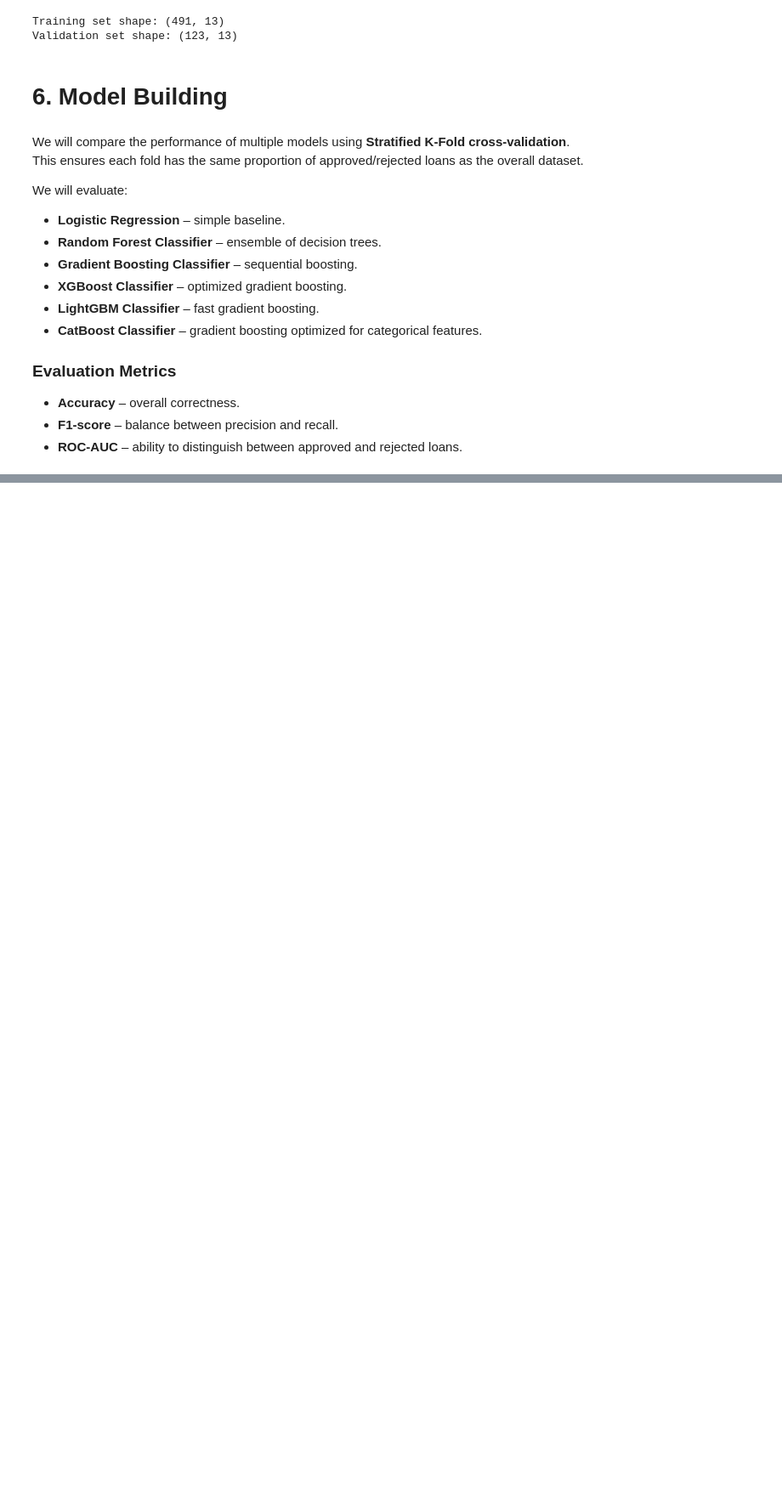
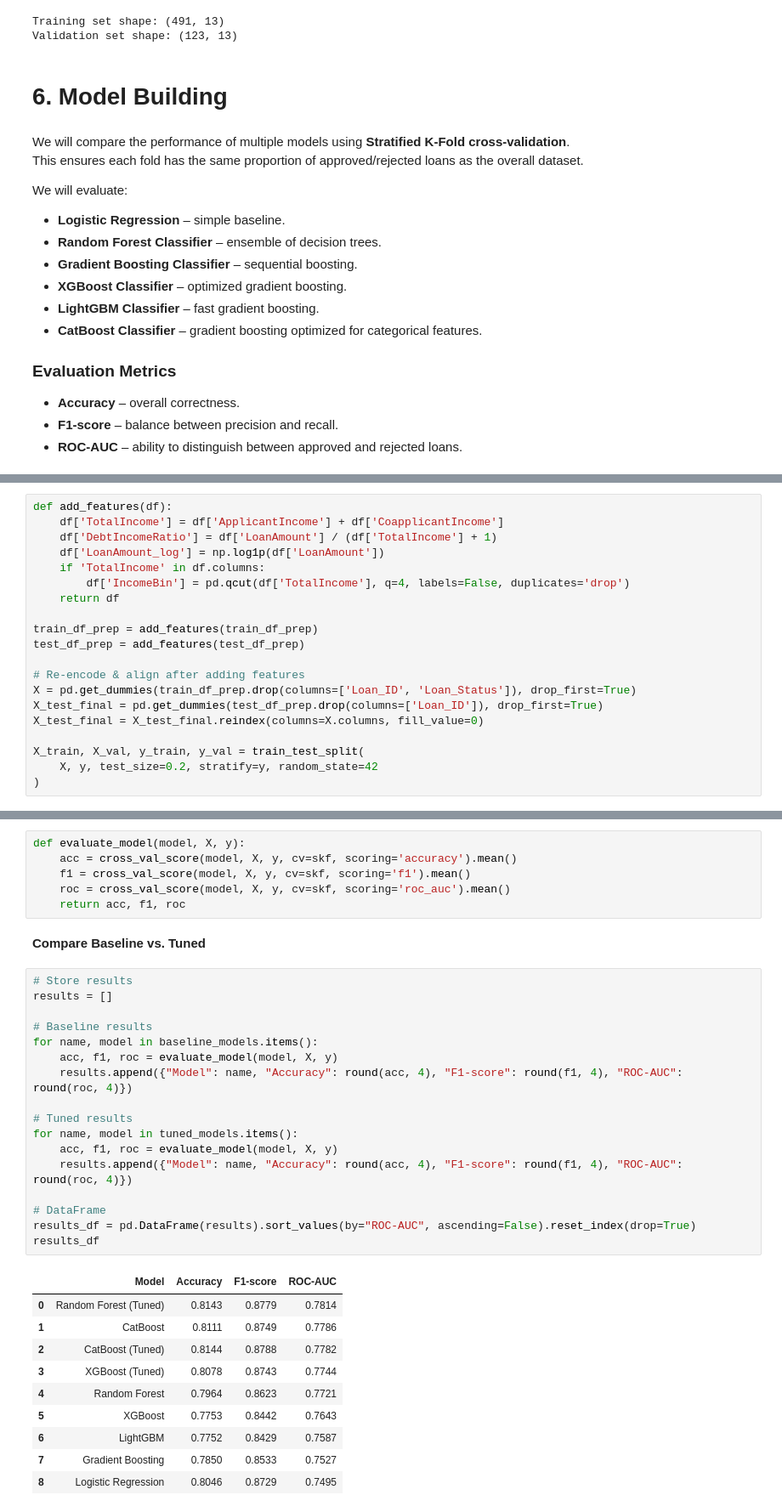
Before and after one commit to mechadns/loan-amount-prediction, a Jupyter notebook: Loan Amount Prediction.ipynb, the cells around one changed output, grey strips where cells are left out. Shown: that part at 85% size. Cells and saved outputs as stored; diff of their text form; blank space fills up the shorter version.

Commit message:
Final model evaluation and outputs.

```diff
--- a/Loan Amount Prediction.ipynb
+++ b/Loan Amount Prediction.ipynb
@@ -847,0 +597,20 @@ array([1, 1, 1, 1, 1, 1, 1, 0, 1, 1, 1, 1, 1, 1, 1, 1, 1, 0, 1, 1, 0, 1,
+# %%
+def add_features(df):
+    df['TotalIncome'] = df['ApplicantIncome'] + df['CoapplicantIncome']
+    df['DebtIncomeRatio'] = df['LoanAmount'] / (df['TotalIncome'] + 1)
+    df['LoanAmount_log'] = np.log1p(df['LoanAmount'])
+    if 'TotalIncome' in df.columns:
+        df['IncomeBin'] = pd.qcut(df['TotalIncome'], q=4, labels=False, duplicates='drop')
+    return df
+
+train_df_prep = add_features(train_df_prep)
+test_df_prep = add_features(test_df_prep)
+
+# Re-encode & align after adding features
+X = pd.get_dummies(train_df_prep.drop(columns=['Loan_ID', 'Loan_Status']), drop_first=True)
+X_test_final = pd.get_dummies(test_df_prep.drop(columns=['Loan_ID']), drop_first=True)
+X_test_final = X_test_final.reindex(columns=X.columns, fill_value=0)
+
+X_train, X_val, y_train, y_val = train_test_split(
+    X, y, test_size=0.2, stratify=y, random_state=42
+)
@@ -847,0 +776,36 @@ array([1, 1, 1, 1, 1, 1, 1, 0, 1, 1, 1, 1, 1, 1, 1, 1, 1, 0, 1, 1, 0, 1,
+# %%
+def evaluate_model(model, X, y):
+    acc = cross_val_score(model, X, y, cv=skf, scoring='accuracy').mean()
+    f1 = cross_val_score(model, X, y, cv=skf, scoring='f1').mean()
+    roc = cross_val_score(model, X, y, cv=skf, scoring='roc_auc').mean()
+    return acc, f1, roc
+# %% [markdown]
+**Compare Baseline vs. Tuned**
+# %%
+# Store results
+results = []
+
+# Baseline results
+for name, model in baseline_models.items():
+    acc, f1, roc = evaluate_model(model, X, y)
+    results.append({"Model": name, "Accuracy": round(acc, 4), "F1-score": round(f1, 4), "ROC-AUC": round(roc, 4)})
+
+# Tuned results
+for name, model in tuned_models.items():
+    acc, f1, roc = evaluate_model(model, X, y)
+    results.append({"Model": name, "Accuracy": round(acc, 4), "F1-score": round(f1, 4), "ROC-AUC": round(roc, 4)})
+
+# DataFrame
+results_df = pd.DataFrame(results).sort_values(by="ROC-AUC", ascending=False).reset_index(drop=True)
+results_df
+# %% [output]
+|  | Model | Accuracy | F1-score | ROC-AUC |
+| 0 | Random Forest (Tuned) | 0.8143 | 0.8779 | 0.7814 |
+| 1 | CatBoost | 0.8111 | 0.8749 | 0.7786 |
+| 2 | CatBoost (Tuned) | 0.8144 | 0.8788 | 0.7782 |
+| 3 | XGBoost (Tuned) | 0.8078 | 0.8743 | 0.7744 |
+| 4 | Random Forest | 0.7964 | 0.8623 | 0.7721 |
+| 5 | XGBoost | 0.7753 | 0.8442 | 0.7643 |
+| 6 | LightGBM | 0.7752 | 0.8429 | 0.7587 |
+| 7 | Gradient Boosting | 0.7850 | 0.8533 | 0.7527 |
+| 8 | Logistic Regression | 0.8046 | 0.8729 | 0.7495 |
```
Also changed, not shown: parts of 90 cells of this notebook, 14 other files.
